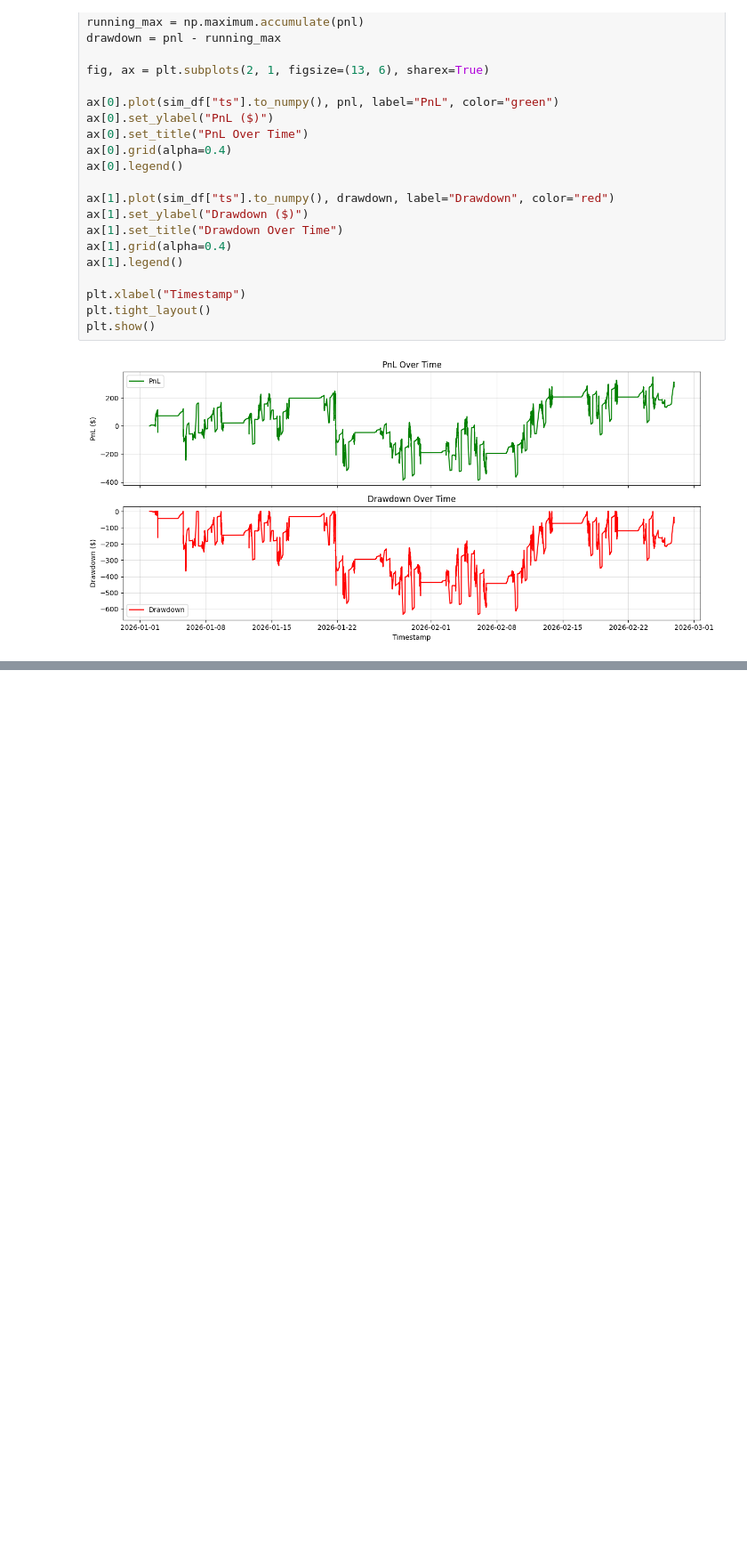
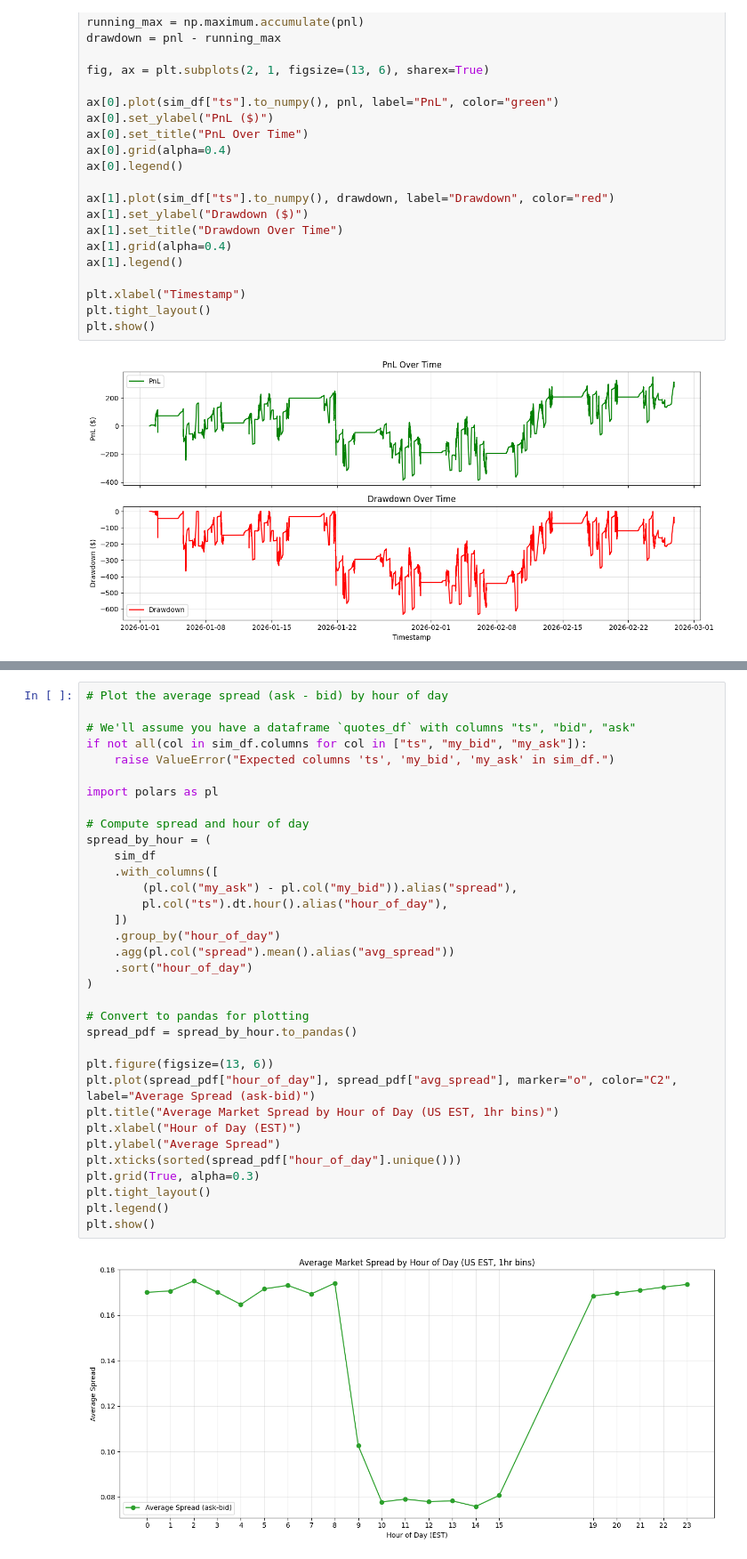
Before and after one commit to chris-mulligan-50/FINM-33150-Quantitative-Trading-Strategies-Final-Project-Kalshi-Market-Making-, a Jupyter notebook: introductory_notebook.ipynb, the cells around one changed output, grey strips where cells are left out. Shown at 89% size. Saved outputs shown, nothing was run; the diff lists cells and outputs as text; blank space fills up the shorter version.

```diff
--- a/introductory_notebook.ipynb
+++ b/introductory_notebook.ipynb
@@ -1548,0 +1569,36 @@ plt.show()
+# %%
+# Plot the average spread (ask - bid) by hour of day
+
+# We'll assume you have a dataframe `quotes_df` with columns "ts", "bid", "ask"
+if not all(col in sim_df.columns for col in ["ts", "my_bid", "my_ask"]):
+    raise ValueError("Expected columns 'ts', 'my_bid', 'my_ask' in sim_df.")
+
+import polars as pl
+
+# Compute spread and hour of day
+spread_by_hour = (
+    sim_df
+    .with_columns([
+        (pl.col("my_ask") - pl.col("my_bid")).alias("spread"),
+        pl.col("ts").dt.hour().alias("hour_of_day"),
+    ])
+    .group_by("hour_of_day")
+    .agg(pl.col("spread").mean().alias("avg_spread"))
+    .sort("hour_of_day")
+)
+
+# Convert to pandas for plotting
+spread_pdf = spread_by_hour.to_pandas()
+
+plt.figure(figsize=(13, 6))
+plt.plot(spread_pdf["hour_of_day"], spread_pdf["avg_spread"], marker="o", color="C2", label="Average Spread (ask-bid)")
+plt.title("Average Market Spread by Hour of Day (US EST, 1hr bins)")
+plt.xlabel("Hour of Day (EST)")
+plt.ylabel("Average Spread")
+plt.xticks(sorted(spread_pdf["hour_of_day"].unique()))
+plt.grid(True, alpha=0.3)
+plt.tight_layout()
+plt.legend()
+plt.show()
+# %% [output]
+[figure, added]
```
Also changed, not shown: parts of 15 cells of this notebook, 7 other files.
